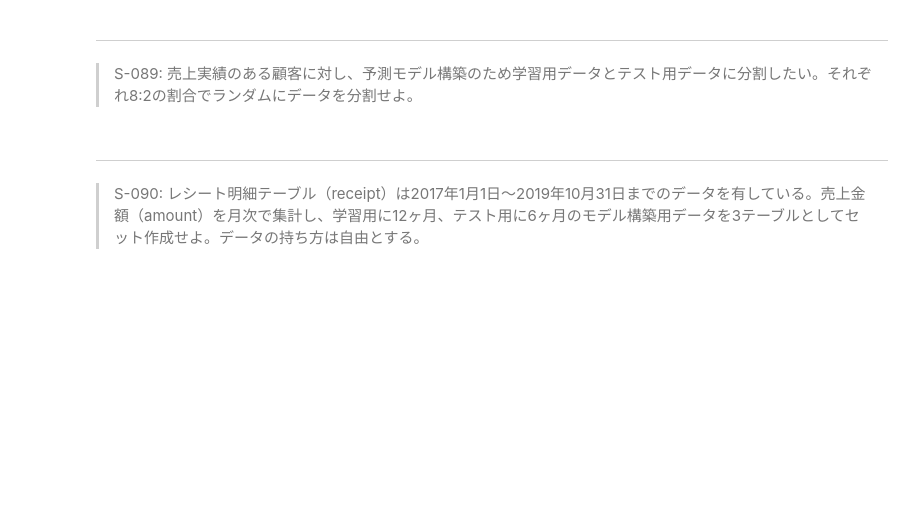
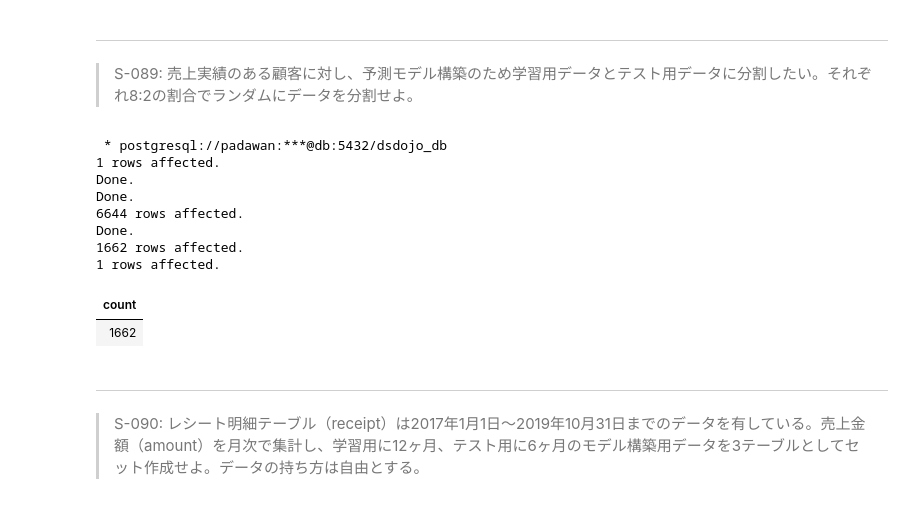
Before and after one commit to kouta0530/jupyter, a Jupyter notebook: practice/100knocks-preprocess/docker/work/preprocess_knock_SQL.ipynb, the cells around one changed output. Drawn from its saved outputs; the diff is of its cells as text; code cells hidden in the pictures; blank space fills up the shorter version.

```diff
--- a/practice/100knocks-preprocess/docker/work/preprocess_knock_SQL.ipynb
+++ b/practice/100knocks-preprocess/docker/work/preprocess_knock_SQL.ipynb
@@ -2542,3 +2540,43 @@ Done.
+# %%
+%%sql
+SELECT SETSEED(0.1);
+CREATE TEMP TABLE IF NOT EXISTS sales_record_customer_id AS(
+    SELECT customer_id,ROW_NUMBER() OVER(ORDER BY RANDOM()) AS row
+    FROM customer
+    LEFT JOIN receipt USING(customer_id)
+    GROUP BY customer_id
+    HAVING SUM(amount) IS NOT NULL
+);
+DROP TABLE IF EXISTS customer_train;
+CREATE TABLE customer_train AS
+    SELECT customer.*
+    FROM sales_record_customer_id
+    LEFT JOIN customer USING(customer_id)
+    WHERE sales_record_customer_id.row < (SELECT
+                                          COUNT(0)
+                                      FROM sales_record_customer_id) *0.8
+;
+DROP TABLE IF EXISTS customer_test;
+CREATE TABLE customer_test AS
+    SELECT customer.*
+    FROM
+        sales_record_customer_id
+    LEFT JOIN customer USING(customer_id)
+    EXCEPT
+        SELECT * FROM customer_train
+;
+SELECT COUNT(*) FROM customer_test
+# %% [output]
+ * postgresql://padawan:***@db:5432/dsdojo_db
+1 rows affected.
+Done.
+Done.
+6644 rows affected.
+Done.
+1662 rows affected.
+1 rows affected.
+| count |
+| 1662 |
 # %% [markdown]
 ---
 > S-090: レシート明細テーブル（receipt）は2017年1月1日〜2019年10月31日までのデータを有している。売上金額（amount）を月次で集計し、学習用に12ヶ月、テスト用に6ヶ月のモデル構築用データを3テーブルとしてセット作成せよ。データの持ち方は自由とする。
```
Also changed, not shown: parts of 1 cell of this notebook.
